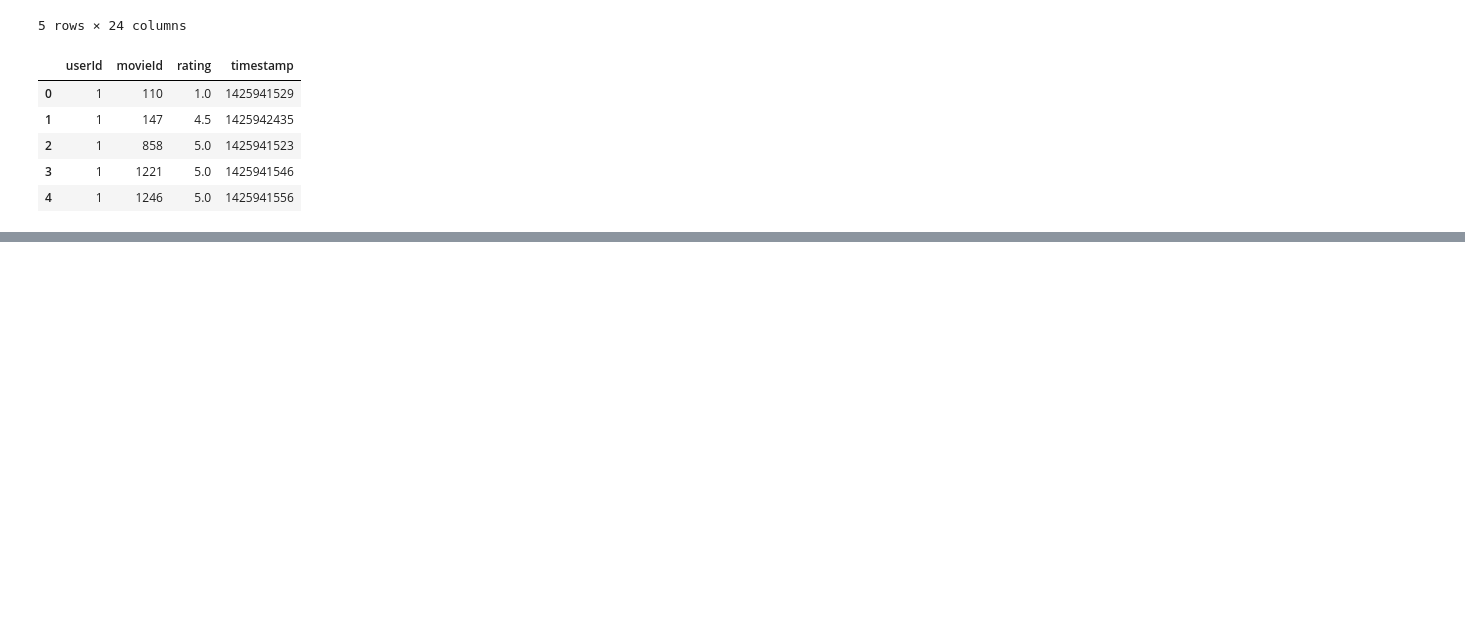
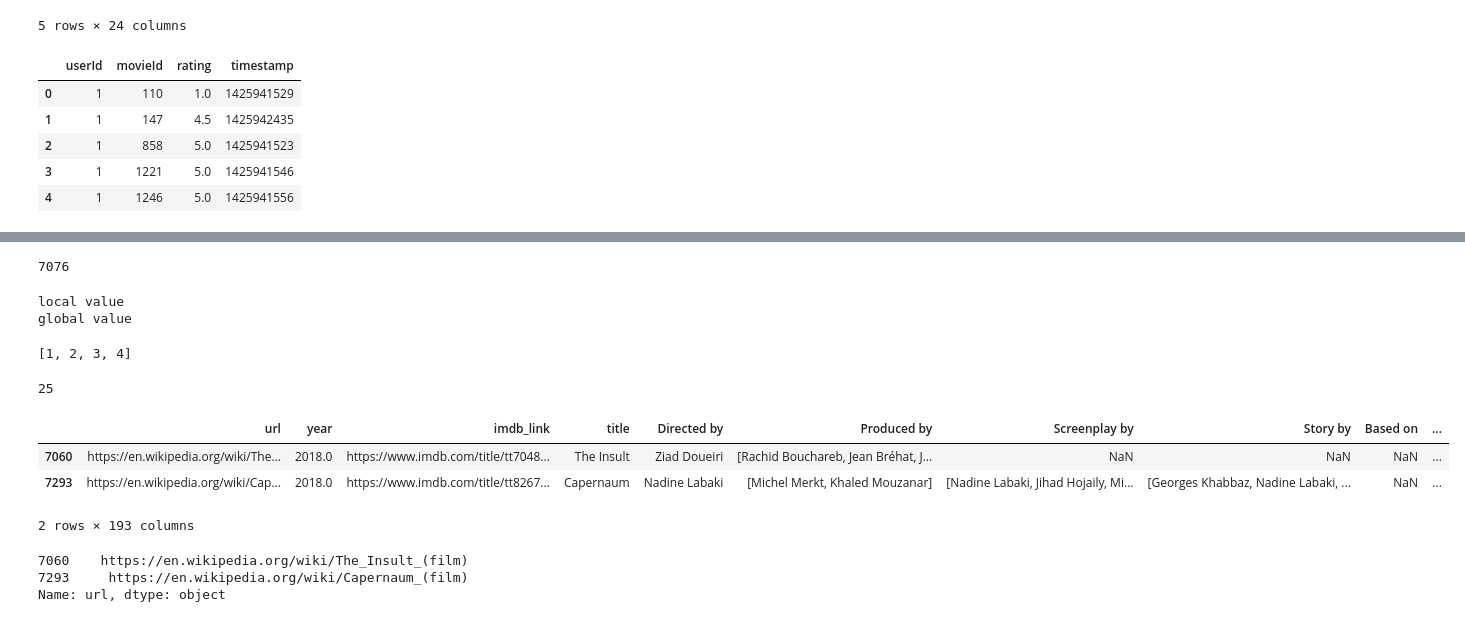
Before and after one commit to Robertfnicholson/Movies_ETL, a Jupyter notebook: movies2.ipynb, the cells around one changed output, grey strips where cells are left out. Cells and saved outputs as stored; diff of their text form; code cells hidden in the pictures; blank space fills up the shorter version.

```diff
--- a/movies2.ipynb
+++ b/movies2.ipynb
@@ -129,0 +160,3 @@ ratings.sample(n=5)
+# %%
+# Create a dataframe for the wiki_movies_raw file
+wiki_movies_df = pd.DataFrame(wiki_movies_raw)
@@ -129,0 +211,58 @@ ratings.sample(n=5)
+# %%
+# Create a list comprehension with the filter expression we created and save that to an intermediate variable wiki_movies.
+# See how many movies are in wiki_movies with the len() function.
+wiki_movies = [movie for movie in wiki_movies_raw
+               if ('Director' in movie or 'Directed by' in movie)
+                   and 'imdb_link' in movie
+                   and 'No. of episodes' not in movie]
+len(wiki_movies)
+# %% [output]
+7076
+# %%
+# Create a function to clean up the data
+# 1 Name
+# 2 Parameters
+# 3 Code block
+# 4 Return value
+
+# Scope
+# Inside the code block of a function, we can use variables that were created outside the function and
+# initialize new variables inside the function.
+# This is called the "scope" of the variables:
+
+#    Variables created outside the function are called global variables.
+#    New variables created inside the function are local variables.
+#    The hierarchy of variables is called the scope.
+
+# For example consider the following code
+x = 'global value'
+
+def foo():
+    x = 'local value'
+    print(x)
+
+foo()
+print(x)
+# %% [output]
+local value
+global value
+# %%
+# we have to be careful with variables we send to a function. Any data structure can be sent as a parameter to
+# a function, including dicts, lists, and tuples, but we must be careful with mutable objects.
+my_list = [1,2,3]
+def append_four(x):
+    x.append(4)
+append_four(my_list)
+print(my_list)
+# %% [output]
+[1, 2, 3, 4]
+# %%
+# Lambda functions which is the most stripped down we can make. Lambda functions are written in one line and automatically
+# return a value. without using the return keyword. Lambda functions have no name and are also known as
+# "anonymous functions."
+# Bsic syntax: lambda arguments: expression
+# lambda x: x * x
+square = lambda x: x * x
+square(5)
+# %% [output]
+25
@@ -129,0 +288,14 @@ ratings.sample(n=5)
+# %%
+# Inspection
+wiki_movies_df[wiki_movies_df['Arabic'].notnull()]
+# %% [output]
+|  | url | year | imdb_link | title | Directed by | Produced by | Screenplay by | Story by | Based on | ... |
+| 7060 | https://en.wikipedia.org/wiki/The... | 2018.0 | https://www.imdb.com/title/tt7048... | The Insult | Ziad Doueiri | [Rachid Bouchareb, Jean Bréhat, J... | NaN | NaN | NaN | ... |
+| 7293 | https://en.wikipedia.org/wiki/Cap... | 2018.0 | https://www.imdb.com/title/tt8267... | Capernaum | Nadine Labaki | [Michel Merkt, Khaled Mouzanar] | [Nadine Labaki, Jihad Hojaily, Mi... | [Georges Khabbaz, Nadine Labaki, ... | NaN | ... |
+2 rows × 193 columns
+# %%
+wiki_movies_df[wiki_movies_df['Arabic'].notnull()]['url']
+# %% [output]
+7060    https://en.wikipedia.org/wiki/The_Insult_(film)
+7293     https://en.wikipedia.org/wiki/Capernaum_(film)
+Name: url, dtype: object
```
Also changed, not shown: parts of 19 cells of this notebook, 9 other files.
